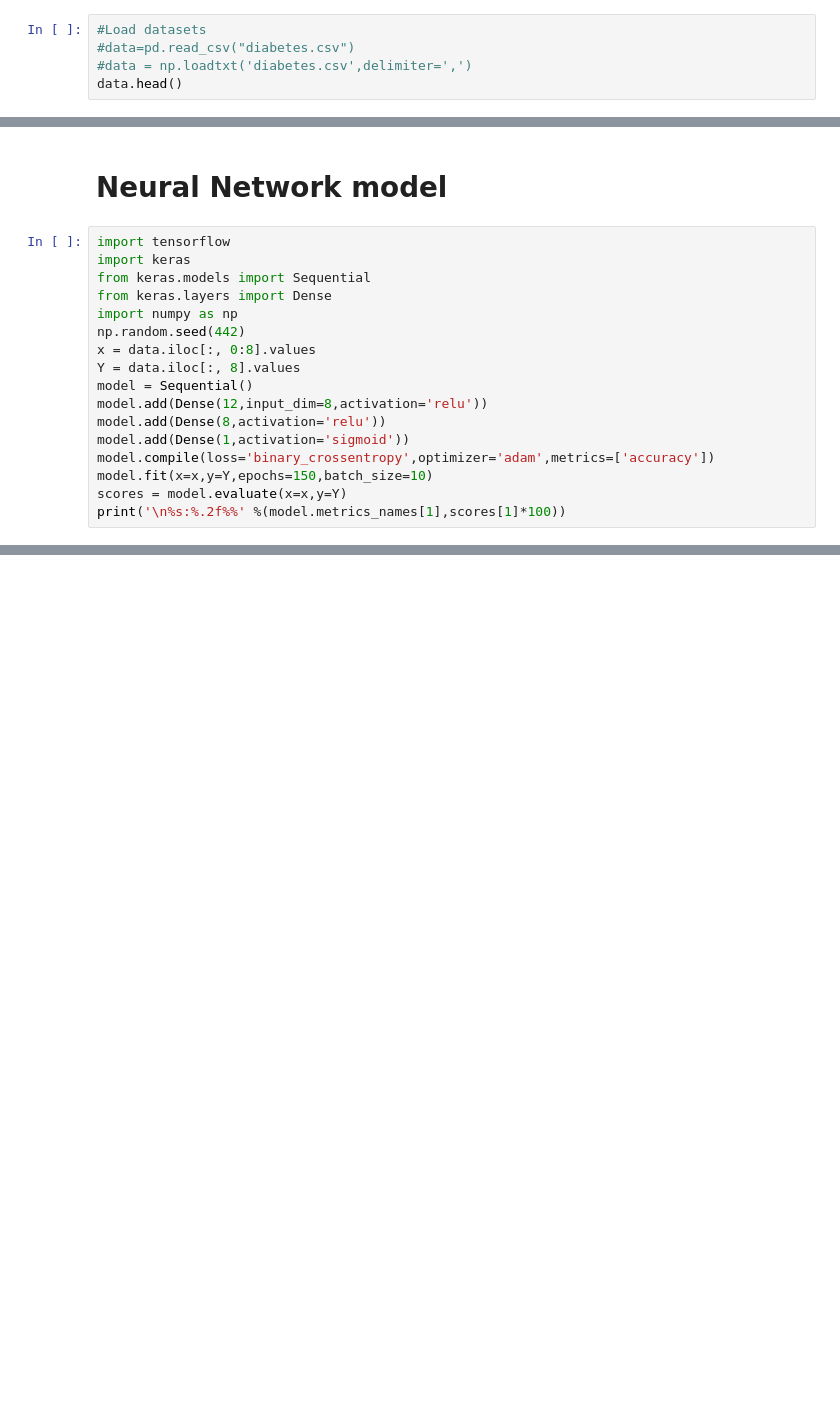
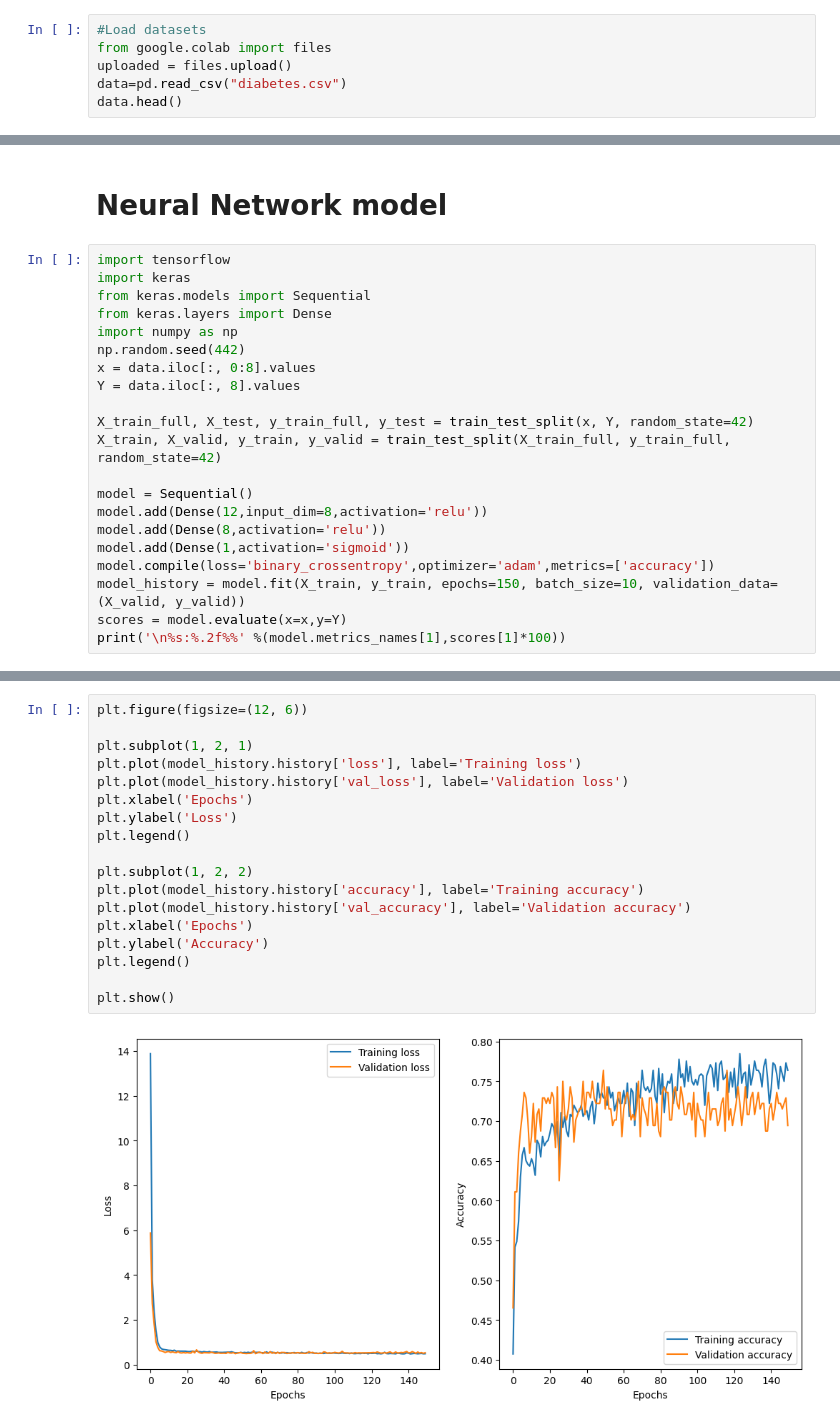
Before and after one commit to ritijjain/ai-and-health2-group, a Jupyter notebook: CMPSC 442 Final project.ipynb, the cells around one changed output, grey strips where cells are left out. Cells and saved outputs as stored; diff of their text form; blank space fills up the shorter version.

Commit message:
Test and predictions

```diff
--- a/CMPSC 442 Final project.ipynb
+++ b/CMPSC 442 Final project.ipynb
@@ -12,7 +12,8 @@ import matplotlib.pyplot as plt
 from sklearn.preprocessing import StandardScaler
 # %%
 #Load datasets
-#data=pd.read_csv("diabetes.csv")
-#data = np.loadtxt('diabetes.csv',delimiter=',')
+from google.colab import files
+uploaded = files.upload()
+data=pd.read_csv("diabetes.csv")
 data.head()
 # %% [output]
@@ -83,12 +86,16 @@ import numpy as np
 np.random.seed(442)
 x = data.iloc[:, 0:8].values
 Y = data.iloc[:, 8].values
+
+X_train_full, X_test, y_train_full, y_test = train_test_split(x, Y, random_state=42)
+X_train, X_valid, y_train, y_valid = train_test_split(X_train_full, y_train_full, random_state=42)
+
 model = Sequential()
 model.add(Dense(12,input_dim=8,activation='relu'))
 model.add(Dense(8,activation='relu'))
 model.add(Dense(1,activation='sigmoid'))
 model.compile(loss='binary_crossentropy',optimizer='adam',metrics=['accuracy'])
-model.fit(x=x,y=Y,epochs=150,batch_size=10)
+model_history = model.fit(X_train, y_train, epochs=150, batch_size=10, validation_data=(X_valid, y_valid))
 scores = model.evaluate(x=x,y=Y)
 print('\n%s:%.2f%%' %(model.metrics_names[1],scores[1]*100))
 # %% [output]
@@ -111,0 +119,20 @@ accuracy:78.39%
+# %%
+plt.figure(figsize=(12, 6))
+
+plt.subplot(1, 2, 1)
+plt.plot(model_history.history['loss'], label='Training loss')
+plt.plot(model_history.history['val_loss'], label='Validation loss')
+plt.xlabel('Epochs')
+plt.ylabel('Loss')
+plt.legend()
+
+plt.subplot(1, 2, 2)
+plt.plot(model_history.history['accuracy'], label='Training accuracy')
+plt.plot(model_history.history['val_accuracy'], label='Validation accuracy')
+plt.xlabel('Epochs')
+plt.ylabel('Accuracy')
+plt.legend()
+
+plt.show()
+# %% [output]
+[figure, added]
```
Also changed, not shown: parts of 3 cells of this notebook, 4 other files.
